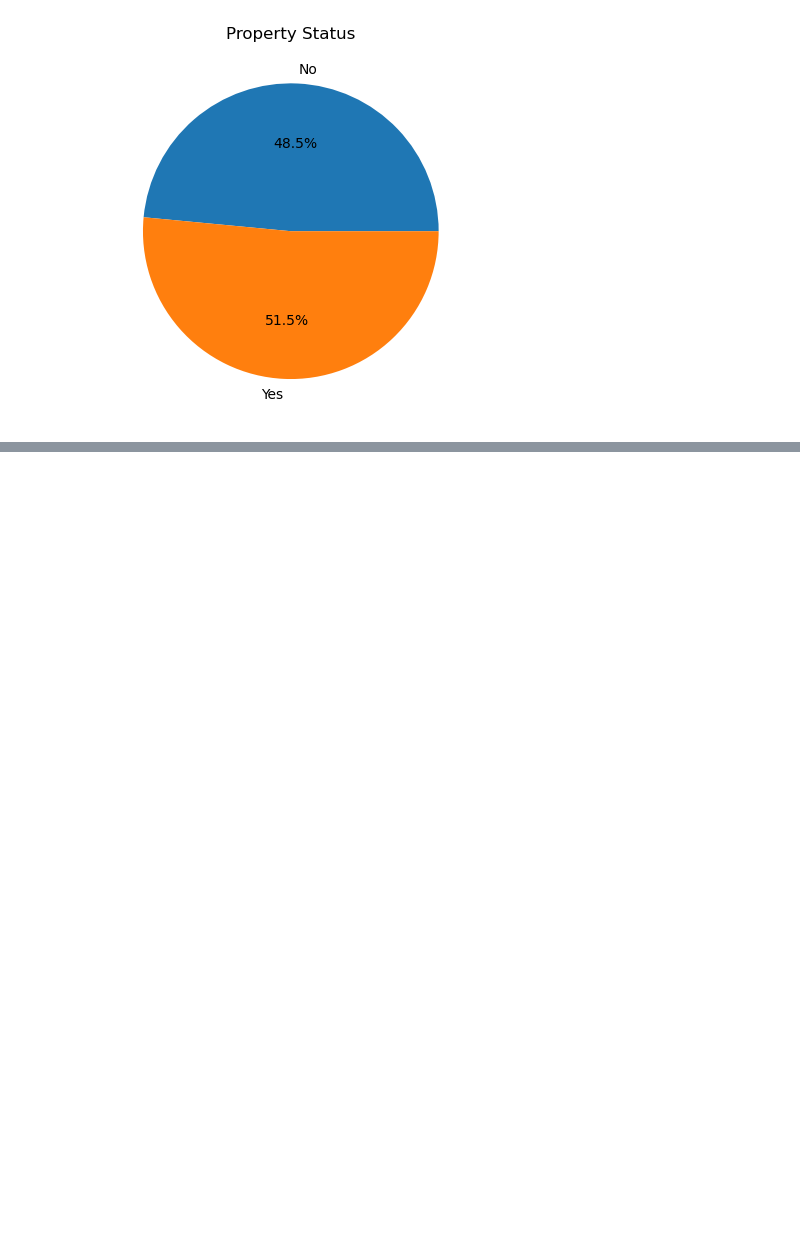
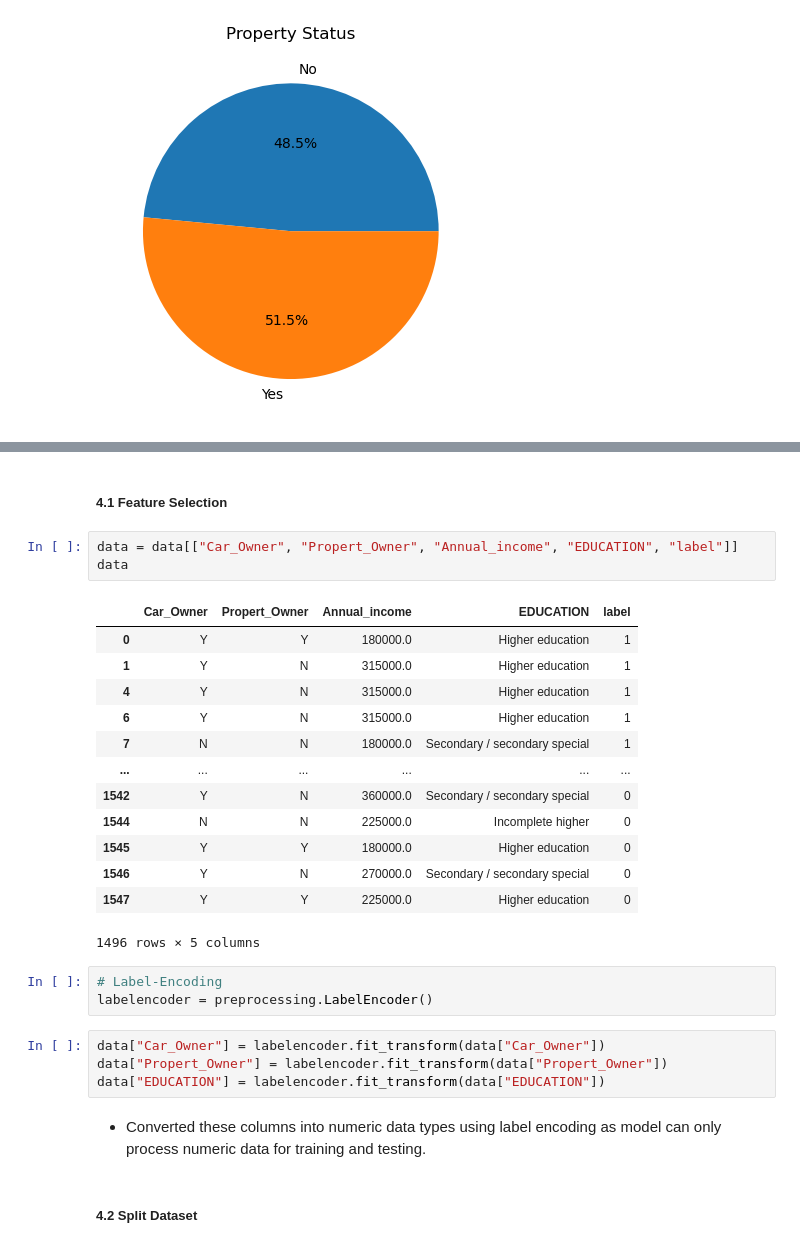
Before and after one commit to AneleMaphalala/Credit-Card-Approvals, a Jupyter notebook: credit_card_approvals.ipynb, the cells around one changed output, grey strips where cells are left out. Drawn from its saved outputs; the diff is of its cells as text; blank space fills up the shorter version.

Commit message:
feat: feature engineering and model

```diff
--- a/credit_card_approvals.ipynb
+++ b/credit_card_approvals.ipynb
@@ -335,0 +384,30 @@ plt.show()
+# %% [markdown]
+##### 4.1 Feature Selection
+# %%
+data = data[["Car_Owner", "Propert_Owner", "Annual_income", "EDUCATION", "label"]]
+data
+# %% [output]
+|  | Car_Owner | Propert_Owner | Annual_income | EDUCATION | label |
+| 0 | Y | Y | 180000.0 | Higher education | 1 |
+| 1 | Y | N | 315000.0 | Higher education | 1 |
+| 4 | Y | N | 315000.0 | Higher education | 1 |
+| 6 | Y | N | 315000.0 | Higher education | 1 |
+| 7 | N | N | 180000.0 | Secondary / secondary special | 1 |
+| ... | ... | ... | ... | ... | ... |
+| 1542 | Y | N | 360000.0 | Secondary / secondary special | 0 |
+| 1544 | N | N | 225000.0 | Incomplete higher | 0 |
+| 1545 | Y | Y | 180000.0 | Higher education | 0 |
+| 1546 | Y | N | 270000.0 | Secondary / secondary special | 0 |
+| 1547 | Y | Y | 225000.0 | Higher education | 0 |
+1496 rows × 5 columns
+# %%
+# Label-Encoding
+labelencoder = preprocessing.LabelEncoder()
+# %%
+data["Car_Owner"] = labelencoder.fit_transform(data["Car_Owner"])
+data["Propert_Owner"] = labelencoder.fit_transform(data["Propert_Owner"])
+data["EDUCATION"] = labelencoder.fit_transform(data["EDUCATION"])
+# %% [markdown]
+- Converted these columns into numeric data types using label encoding as model can only process numeric data for training and testing.
+# %% [markdown]
+##### 4.2 Split Dataset
```
Also changed, not shown: parts of 24 cells of this notebook.
